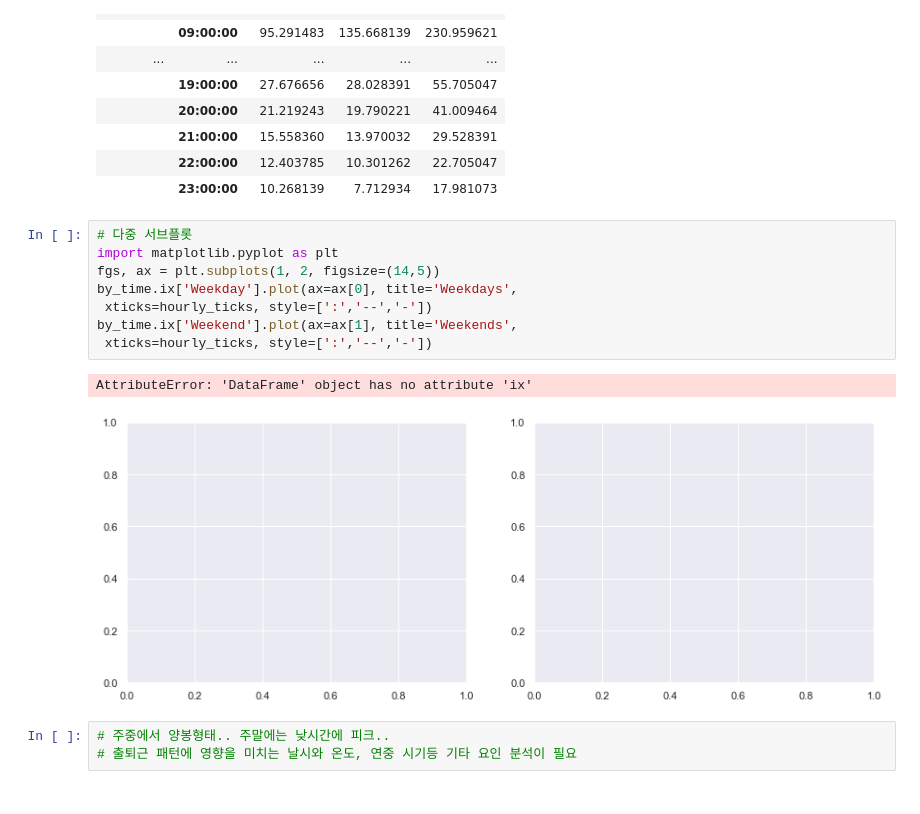
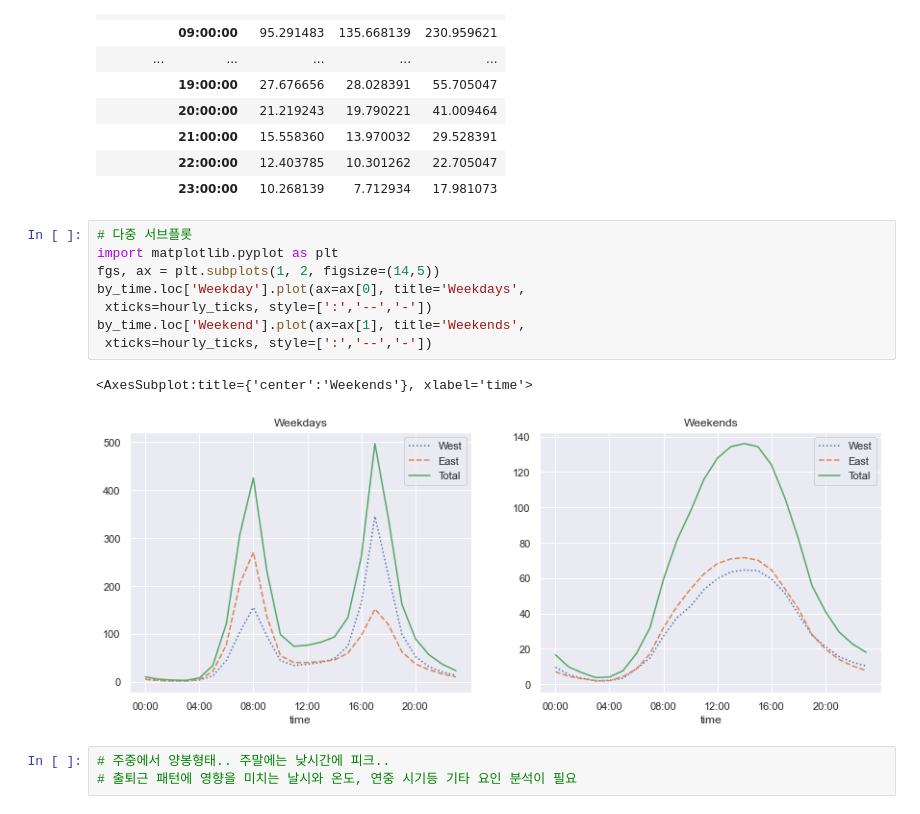
Before and after one commit to eeyeji/DeepLearning, a Jupyter notebook: 2일차/bicycle.ipynb, the cells around one changed output. Drawn from its saved outputs; the diff is of its cells as text.

```diff
--- a/2일차/bicycle.ipynb
+++ b/2일차/bicycle.ipynb
@@ -126,14 +126,14 @@ by_time
 # %%
 # 다중 서브플롯
 import matplotlib.pyplot as plt
 fgs, ax = plt.subplots(1, 2, figsize=(14,5))
-by_time.ix['Weekday'].plot(ax=ax[0], title='Weekdays',
+by_time.loc['Weekday'].plot(ax=ax[0], title='Weekdays',
  xticks=hourly_ticks, style=[':','--','-'])
-by_time.ix['Weekend'].plot(ax=ax[1], title='Weekends',
+by_time.loc['Weekend'].plot(ax=ax[1], title='Weekends',
  xticks=hourly_ticks, style=[':','--','-'])
 # %% [output]
-AttributeError: 'DataFrame' object has no attribute 'ix'
+<AxesSubplot:title={'center':'Weekends'}, xlabel='time'>
-[figure, old version]
+[figure, new version]
 # %%
 # 주중에서 양봉형태.. 주말에는 낮시간에 피크..
 # 출퇴근 패턴에 영향을 미치는 날시와 온도, 연중 시기등 기타 요인 분석이 필요
```
